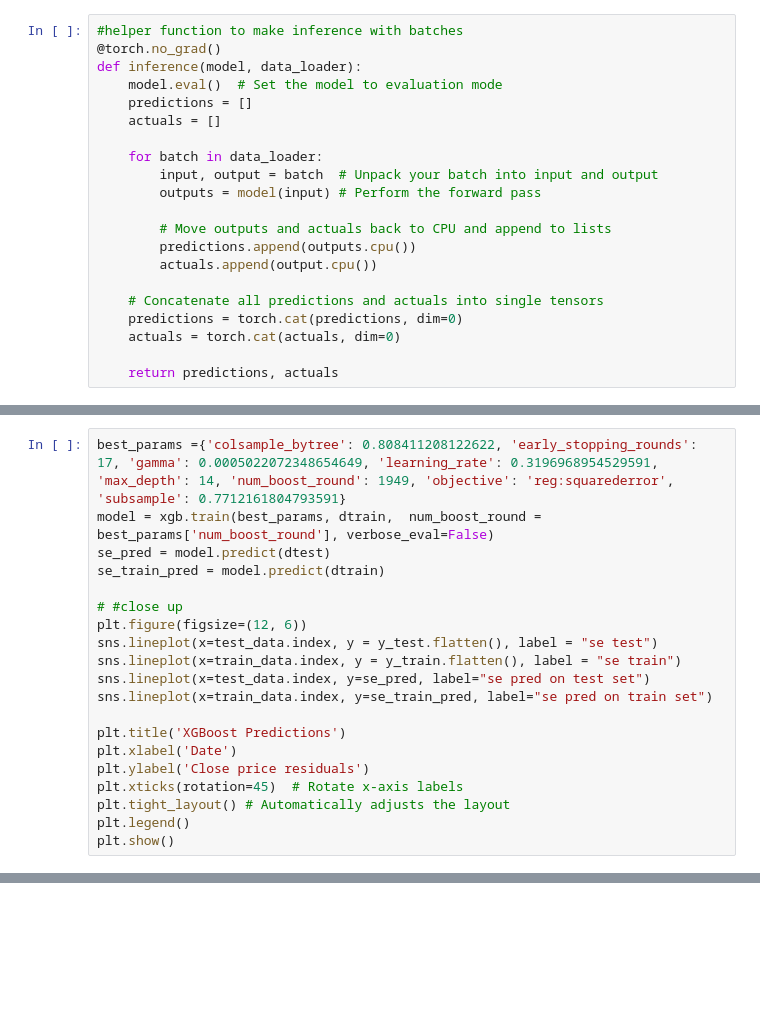
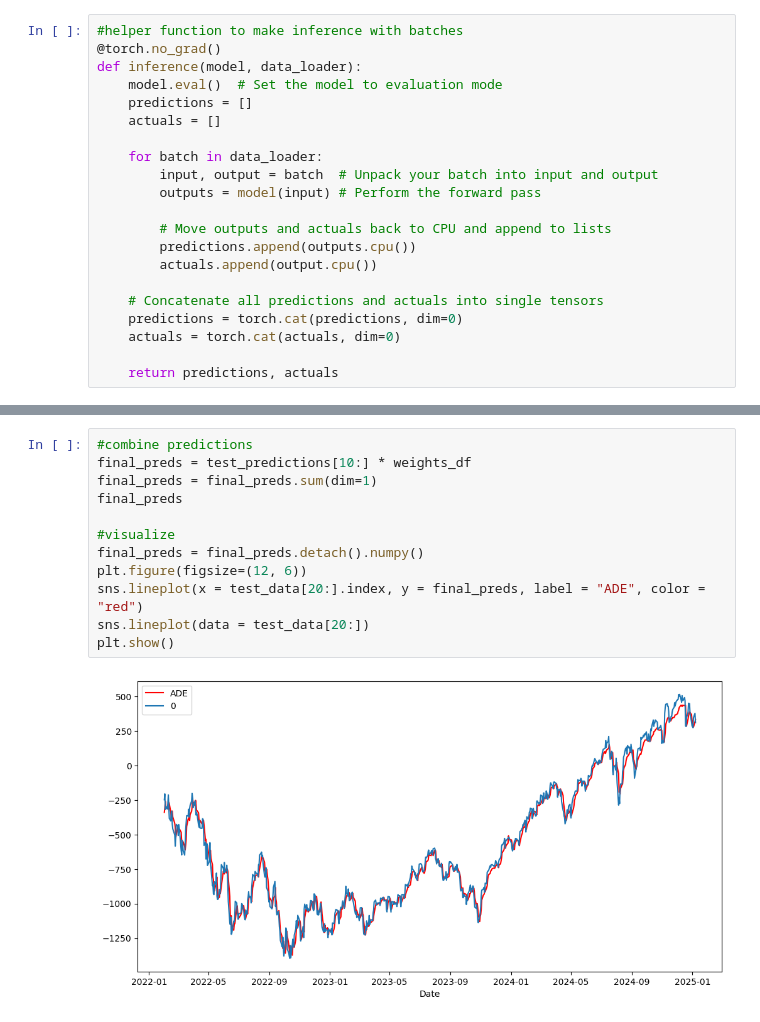
Before and after one commit to andreadamiano/Arbitrated-Dynamic-Ensemble, a Jupyter notebook: Project_code/Arbitrated Dynamic Ensemble.ipynb, the cells around one changed output, grey strips where cells are left out. Drawn from its saved outputs; the diff is of its cells as text; blank space fills up the shorter version.

```diff
--- a/Project_code/Arbitrated Dynamic Ensemble.ipynb
+++ b/Project_code/Arbitrated Dynamic Ensemble.ipynb
@@ -1486,20 +1219,0 @@ plt.show()
-# %%
-best_params ={'colsample_bytree': 0.808411208122622, 'early_stopping_rounds': 17, 'gamma': 0.0005022072348654649, 'learning_rate': 0.3196968954529591, 'max_depth': 14, 'num_boost_round': 1949, 'objective': 'reg:squarederror', 'subsample': 0.7712161804793591}
-model = xgb.train(best_params, dtrain,  num_boost_round = best_params['num_boost_round'], verbose_eval=False)
-se_pred = model.predict(dtest)
-se_train_pred = model.predict(dtrain)
-
-# #close up
-plt.figure(figsize=(12, 6))
-sns.lineplot(x=test_data.index, y = y_test.flatten(), label = "se test")
-sns.lineplot(x=train_data.index, y = y_train.flatten(), label = "se train")
-sns.lineplot(x=test_data.index, y=se_pred, label="se pred on test set")
-sns.lineplot(x=train_data.index, y=se_train_pred, label="se pred on train set")
-
-plt.title('XGBoost Predictions')
-plt.xlabel('Date')
-plt.ylabel('Close price residuals')
-plt.xticks(rotation=45)  # Rotate x-axis labels
-plt.tight_layout() # Automatically adjusts the layout
-plt.legend()
-plt.show()
@@ -1586,0 +1560,14 @@ plt.show()
+# %%
+#combine predictions
+final_preds = test_predictions[10:] * weights_df
+final_preds = final_preds.sum(dim=1)
+final_preds
+
+#visualize
+final_preds = final_preds.detach().numpy()
+plt.figure(figsize=(12, 6))
+sns.lineplot(x = test_data[20:].index, y = final_preds, label = "ADE", color = "red")
+sns.lineplot(data = test_data[20:])
+plt.show()
+# %% [output]
+[figure, added]
```
Also changed, not shown: parts of 16 cells of this notebook.
